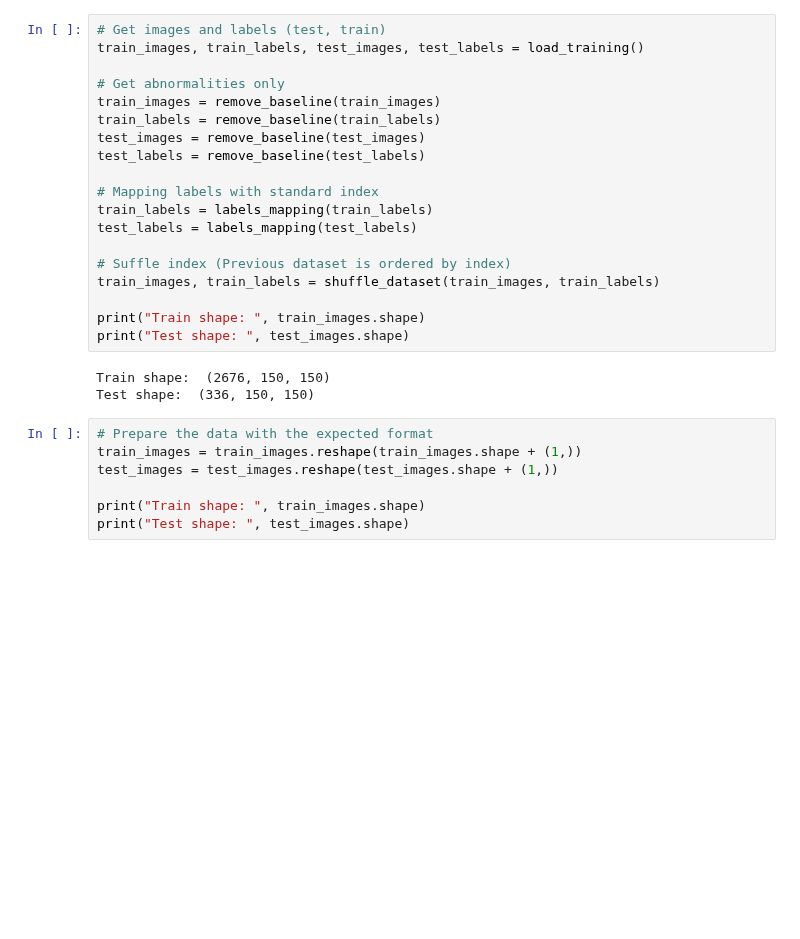
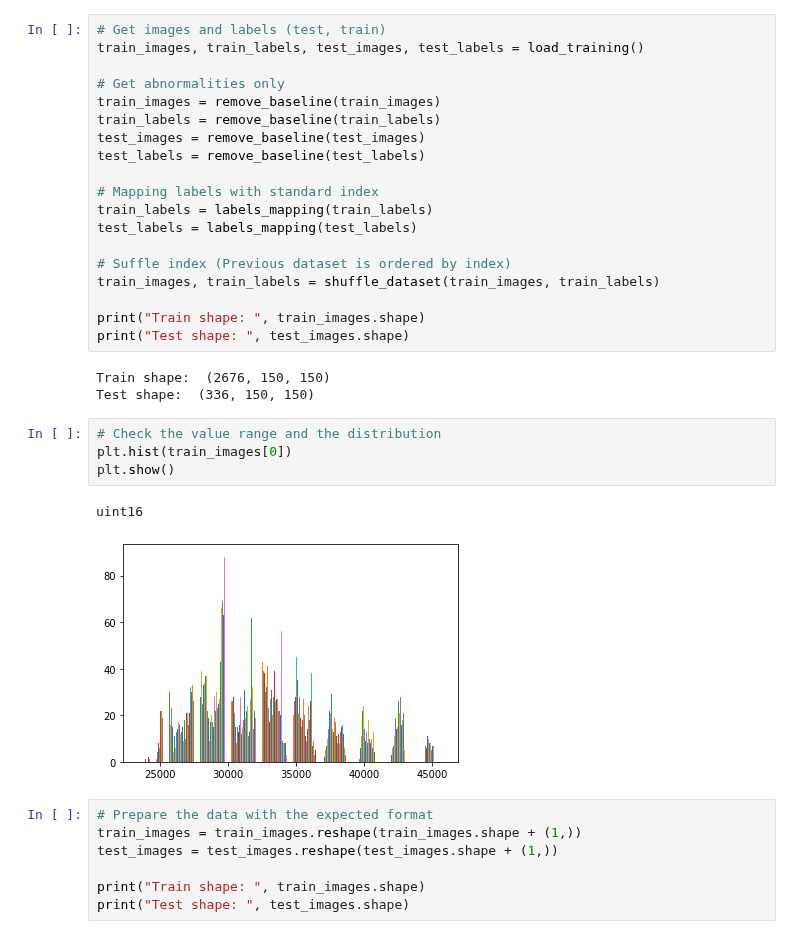
Before and after one commit to MarshaGomez/CNN-Medical-Imaging-Analysis, a Jupyter notebook: Code/Scratch_CNN_masses_vs_calc.ipynb, the cells around one changed output. Saved outputs shown, nothing was run; the diff lists cells and outputs as text; blank space fills up the shorter version.

```diff
--- a/Code/Scratch_CNN_masses_vs_calc.ipynb
+++ b/Code/Scratch_CNN_masses_vs_calc.ipynb
@@ -119,6 +145,13 @@ print("Test shape: ", test_images.shape)
 # %% [output]
 Train shape:  (2676, 150, 150)
 Test shape:  (336, 150, 150)
+# %%
+# Check the value range and the distribution
+plt.hist(train_images[0])
+plt.show()
+# %% [output]
+uint16
+[figure, added]
 # %%
 # Prepare the data with the expected format
 train_images = train_images.reshape(train_images.shape + (1,))
```
Also changed, not shown: parts of 39 cells of this notebook.
